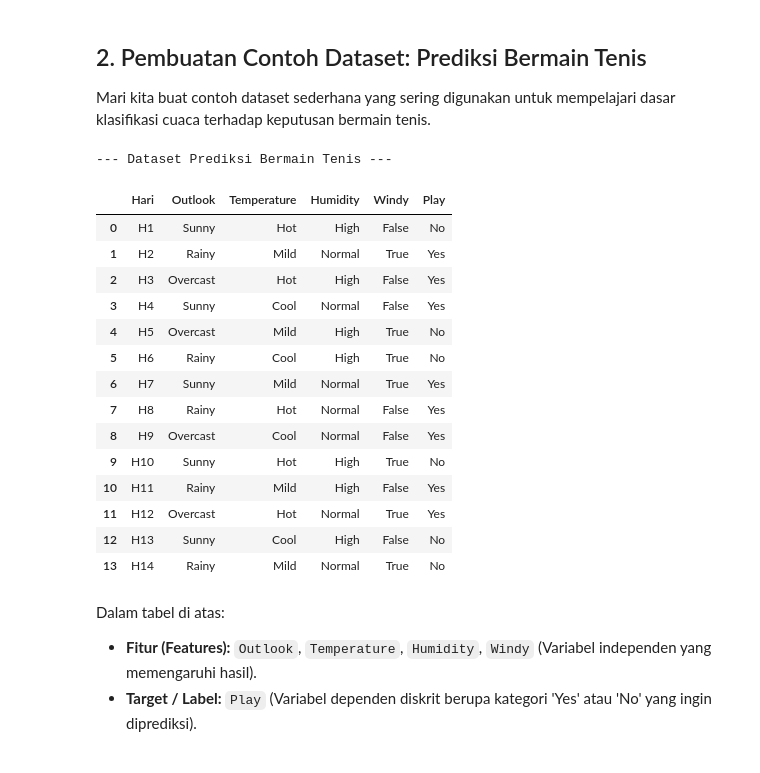
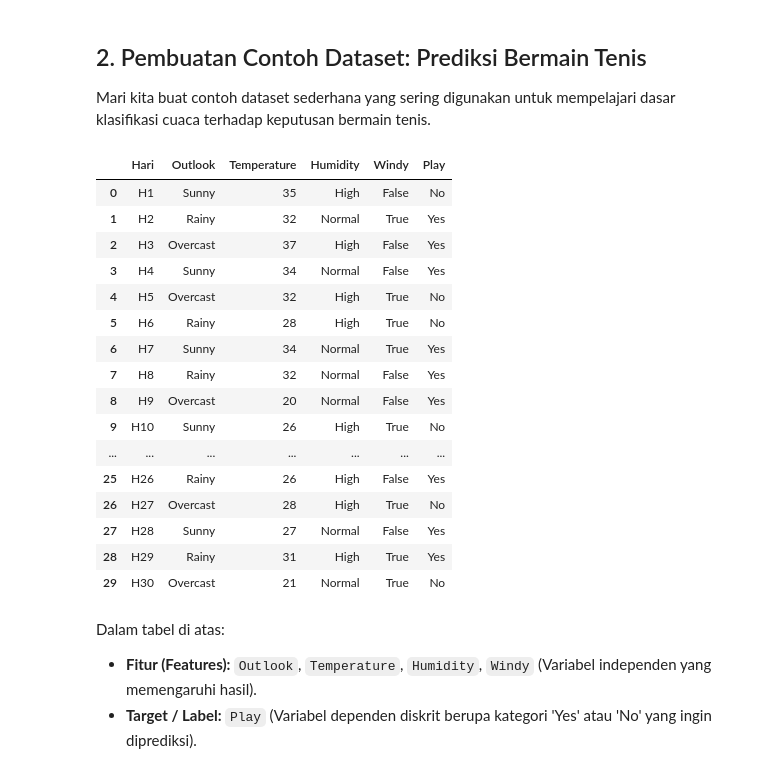
Before and after one commit to HasyaFerdiansyahNR20/2026_class, a Jupyter notebook: data-mining/course2-classification.ipynb, the cells around one changed output. Cells and saved outputs as stored; diff of their text form; code cells hidden in the pictures.

```diff
--- a/data-mining/course2-classification.ipynb
+++ b/data-mining/course2-classification.ipynb
@@ -17,37 +17,38 @@ Mari kita buat contoh dataset sederhana yang sering digunakan untuk mempelajari
 # %%
 import pandas as pd
 import numpy as np
 
 # Membuat dataset tiruan untuk simulasi
 data_random = {
-    'Hari': [f'H{i}' for i in range(1, 15)], # Ditambah menjadi 14 data agar sebaran lebih terlihat
-    'Outlook': ['Sunny', 'Rainy', 'Overcast', 'Sunny', 'Overcast', 'Rainy', 'Sunny', 'Rainy', 'Overcast', 'Sunny', 'Rainy', 'Overcast', 'Sunny', 'Rainy'],
-    'Temperature': ['Hot', 'Mild', 'Hot', 'Cool', 'Mild', 'Cool', 'Mild', 'Hot', 'Cool', 'Hot', 'Mild', 'Hot', 'Cool', 'Mild'],
-    'Humidity': ['High', 'Normal', 'High', 'Normal', 'High', 'High', 'Normal', 'Normal', 'Normal', 'High', 'High', 'Normal', 'High', 'Normal'],
-    'Windy': [False, True, False, False, True, True, True, False, False, True, False, True, False, True],
-    'Play': ['No', 'Yes', 'Yes', 'Yes', 'No', 'No', 'Yes', 'Yes', 'Yes', 'No', 'Yes', 'Yes', 'No', 'No']
+    'Hari': [f'H{i}' for i in range(1, 31)], # ditambah menjadi 30 hari
+    'Outlook': ['Sunny', 'Rainy', 'Overcast', 'Sunny', 'Overcast', 'Rainy', 'Sunny', 'Rainy', 'Overcast', 'Sunny', 'Rainy', 'Overcast', 'Sunny', 'Rainy', 'Overcast', 'Sunny', 'Rainy', 'Overcast', 'Sunny', 'Overcast', 'Rainy', 'Sunny', 'Rainy', 'Overcast', 'Sunny', 'Rainy', 'Overcast', 'Sunny', 'Rainy', 'Overcast'],
+    'Temperature': [np.random.randint(20, 40) for _ in range(30)], # ditambah menjadi 30 hari
+    'Humidity': ['High', 'Normal', 'High', 'Normal', 'High', 'High', 'Normal', 'Normal', 'Normal', 'High', 'High', 'Normal', 'High', 'Normal', 'High', 'High', 'Normal', 'High', 'High', 'Normal', 'High', 'High', 'Normal', 'Normal', 'Normal', 'High', 'High', 'Normal', 'High', 'Normal'],
+    'Windy': [False, True, False, False, True, True, True, False, False, True, False, True, False, True, True, False, True, False, False, True, True, True, False, False, True, False, True, False, True, True],
+    'Play': ['No', 'Yes', 'Yes', 'Yes', 'No', 'No', 'Yes', 'Yes', 'Yes', 'No', 'Yes', 'Yes', 'Yes', 'No', 'Yes', 'No', 'No', 'Yes', 'Yes', 'No', 'Yes', 'Yes', 'Yes', 'No', 'Yes', 'Yes', 'No', 'Yes', 'Yes', 'No']
 }
 
+# Membuat DataFrame dari dataset tiruan dan menampilkan isinya
 df = pd.DataFrame(data_random)
-print("--- Dataset Prediksi Bermain Tenis ---")
 df
 # %% [output]
---- Dataset Prediksi Bermain Tenis ---
 |  | Hari | Outlook | Temperature | Humidity | Windy | Play |
-| 0 | H1 | Sunny | Hot | High | False | No |
-| 1 | H2 | Rainy | Mild | Normal | True | Yes |
-| 2 | H3 | Overcast | Hot | High | False | Yes |
-| 3 | H4 | Sunny | Cool | Normal | False | Yes |
-| 4 | H5 | Overcast | Mild | High | True | No |
-| 5 | H6 | Rainy | Cool | High | True | No |
-| 6 | H7 | Sunny | Mild | Normal | True | Yes |
-| 7 | H8 | Rainy | Hot | Normal | False | Yes |
-| 8 | H9 | Overcast | Cool | Normal | False | Yes |
-| 9 | H10 | Sunny | Hot | High | True | No |
-| 10 | H11 | Rainy | Mild | High | False | Yes |
-| 11 | H12 | Overcast | Hot | Normal | True | Yes |
-| 12 | H13 | Sunny | Cool | High | False | No |
-| 13 | H14 | Rainy | Mild | Normal | True | No |
+| 0 | H1 | Sunny | 35 | High | False | No |
+| 1 | H2 | Rainy | 32 | Normal | True | Yes |
+| 2 | H3 | Overcast | 37 | High | False | Yes |
+| 3 | H4 | Sunny | 34 | Normal | False | Yes |
+| 4 | H5 | Overcast | 32 | High | True | No |
+| 5 | H6 | Rainy | 28 | High | True | No |
+| 6 | H7 | Sunny | 34 | Normal | True | Yes |
+| 7 | H8 | Rainy | 32 | Normal | False | Yes |
+| 8 | H9 | Overcast | 20 | Normal | False | Yes |
+| 9 | H10 | Sunny | 26 | High | True | No |
+| ... | ... | ... | ... | ... | ... | ... |
+| 25 | H26 | Rainy | 26 | High | False | Yes |
+| 26 | H27 | Overcast | 28 | High | True | No |
+| 27 | H28 | Sunny | 27 | Normal | False | Yes |
+| 28 | H29 | Rainy | 31 | High | True | Yes |
+| 29 | H30 | Overcast | 21 | Normal | True | No |
 # %% [markdown]
 Dalam tabel di atas:
 - **Fitur (Features):** `Outlook`, `Temperature`, `Humidity`, `Windy` (Variabel independen yang memengaruhi hasil).
```
Also changed, not shown: parts of 4 cells of this notebook.
